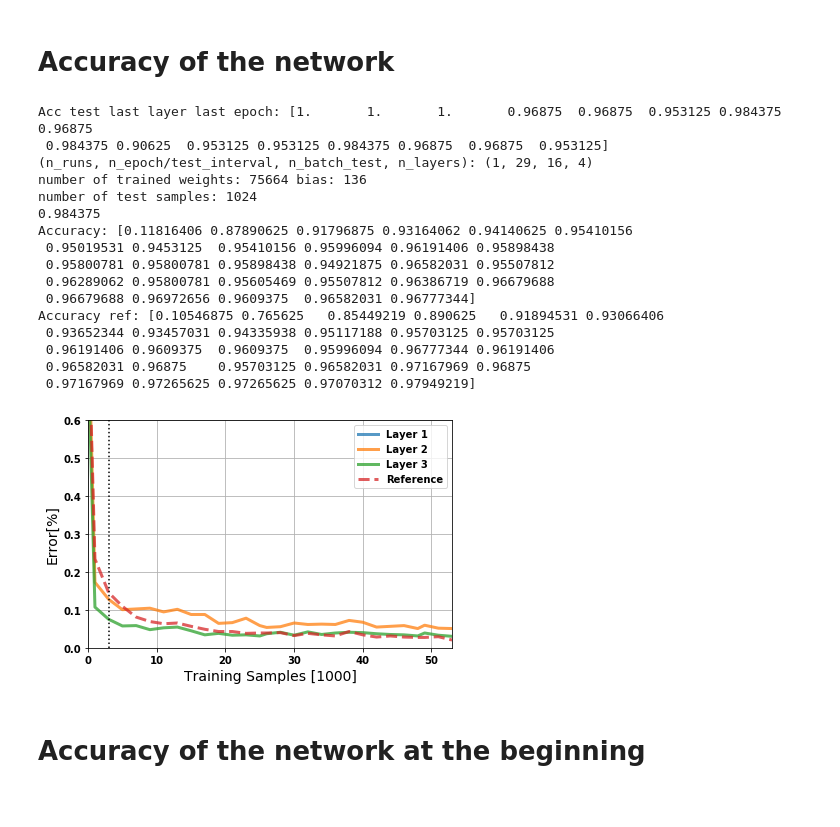
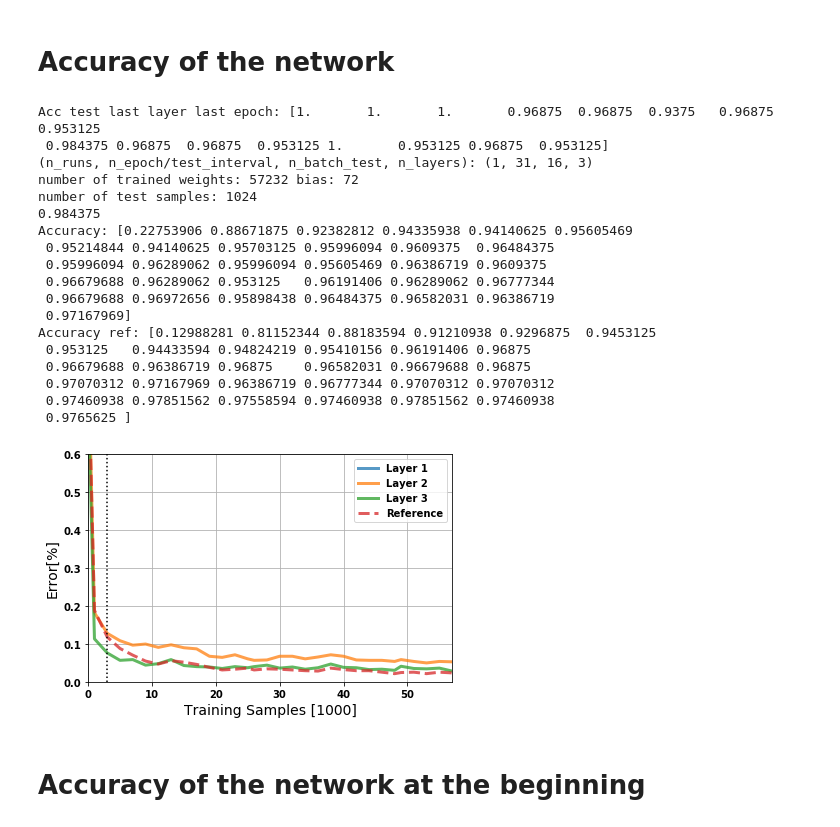
Before and after one commit to nmi-lab/dcll, a Jupyter notebook: notebooks/plot_mnist.ipynb, the cells around one changed output. Saved outputs shown, nothing was run; the diff lists cells and outputs as text; code cells hidden in the pictures.

Commit message:
latest mnist results

```diff
--- a/notebooks/plot_mnist.ipynb
+++ b/notebooks/plot_mnist.ipynb
@@ -17,8 +17,8 @@ matplotlib.rcParams['figure.subplot.left'] = .2
 # %%
 # all_layers_folder_id = range(1, 5, 1)
 all_layers_folder_id = [1]
-base_folder = "../Paper_results_long/{:03d}__09-10-2018"
-base_folder_begin = "../Paper_results/{:03d}__09-10-2018"
+base_folder = "../Paper_results_long/{:03d}__10-10-2018"
+base_folder_begin = "../Paper_results/{:03d}__10-10-2018"
 all_layers_folders = [
     base_folder.format(n) for n in all_layers_folder_id
 ]
@@ -115,25 +115,27 @@ def plot_accuracy(directories, n_updates_tick=1, comment="", discard_last_epoch=
 # %%
 n_updates_tick = 1000
 vline = 3000 / 1000
-plot_accuracy(all_layers_folders, n_updates_tick=n_updates_tick, discard_last_epoch=2, vline=vline, n_layers=3)
+plot_accuracy(all_layers_folders, n_updates_tick=n_updates_tick, vline=vline)
 # %% [output]
-Acc test last layer last epoch: [1.       1.       1.       0.96875  0.96875  0.953125 0.984375 0.96875
- 0.984375 0.90625  0.953125 0.953125 0.984375 0.96875  0.96875  0.953125]
-(n_runs, n_epoch/test_interval, n_batch_test, n_layers): (1, 29, 16, 4)
-number of trained weights: 75664 bias: 136
+Acc test last layer last epoch: [1.       1.       1.       0.96875  0.96875  0.9375   0.96875  0.953125
+ 0.984375 0.96875  0.96875  0.953125 1.       0.953125 0.96875  0.953125]
+(n_runs, n_epoch/test_interval, n_batch_test, n_layers): (1, 31, 16, 3)
+number of trained weights: 57232 bias: 72
 number of test samples: 1024
 0.984375
-Accuracy: [0.11816406 0.87890625 0.91796875 0.93164062 0.94140625 0.95410156
- 0.95019531 0.9453125  0.95410156 0.95996094 0.96191406 0.95898438
- 0.95800781 0.95800781 0.95898438 0.94921875 0.96582031 0.95507812
- 0.96289062 0.95800781 0.95605469 0.95507812 0.96386719 0.96679688
- 0.96679688 0.96972656 0.9609375  0.96582031 0.96777344]
-Accuracy ref: [0.10546875 0.765625   0.85449219 0.890625   0.91894531 0.93066406
- 0.93652344 0.93457031 0.94335938 0.95117188 0.95703125 0.95703125
- 0.96191406 0.9609375  0.9609375  0.95996094 0.96777344 0.96191406
- 0.96582031 0.96875    0.95703125 0.96582031 0.97167969 0.96875
- 0.97167969 0.97265625 0.97265625 0.97070312 0.97949219]
+Accuracy: [0.22753906 0.88671875 0.92382812 0.94335938 0.94140625 0.95605469
+ 0.95214844 0.94140625 0.95703125 0.95996094 0.9609375  0.96484375
+ 0.95996094 0.96289062 0.95996094 0.95605469 0.96386719 0.9609375
+ 0.96679688 0.96289062 0.953125   0.96191406 0.96289062 0.96777344
+ 0.96679688 0.96972656 0.95898438 0.96484375 0.96582031 0.96386719
+ 0.97167969]
+Accuracy ref: [0.12988281 0.81152344 0.88183594 0.91210938 0.9296875  0.9453125
+ 0.953125   0.94433594 0.94824219 0.95410156 0.96191406 0.96875
+ 0.96679688 0.96386719 0.96875    0.96582031 0.96679688 0.96875
+ 0.97070312 0.97167969 0.96386719 0.96777344 0.97070312 0.97070312
+ 0.97460938 0.97851562 0.97558594 0.97460938 0.97851562 0.97460938
+ 0.9765625 ]
-[figure, old version]
+[figure, new version]
 # %% [markdown]
 # Accuracy of the network at the beginning
 # %%
```
Also changed, not shown: parts of 1 cell of this notebook.
